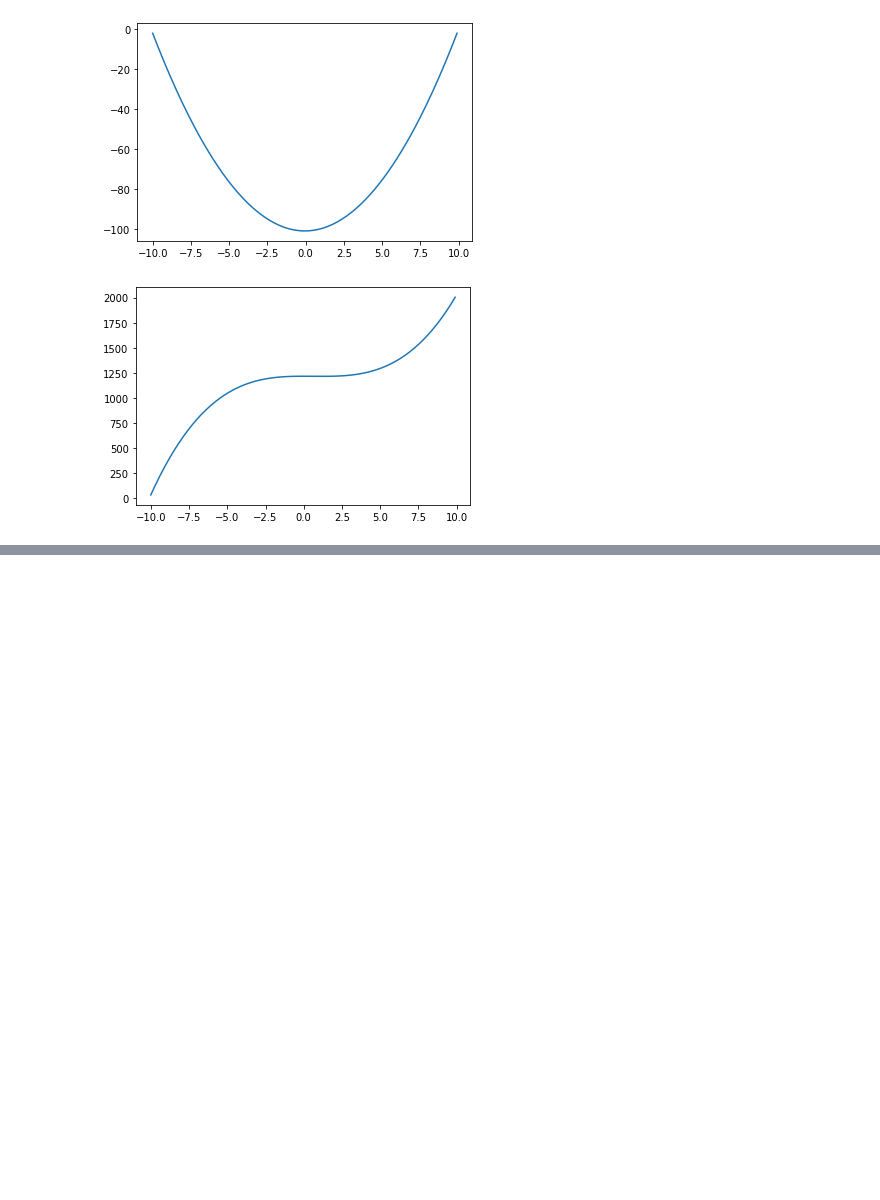
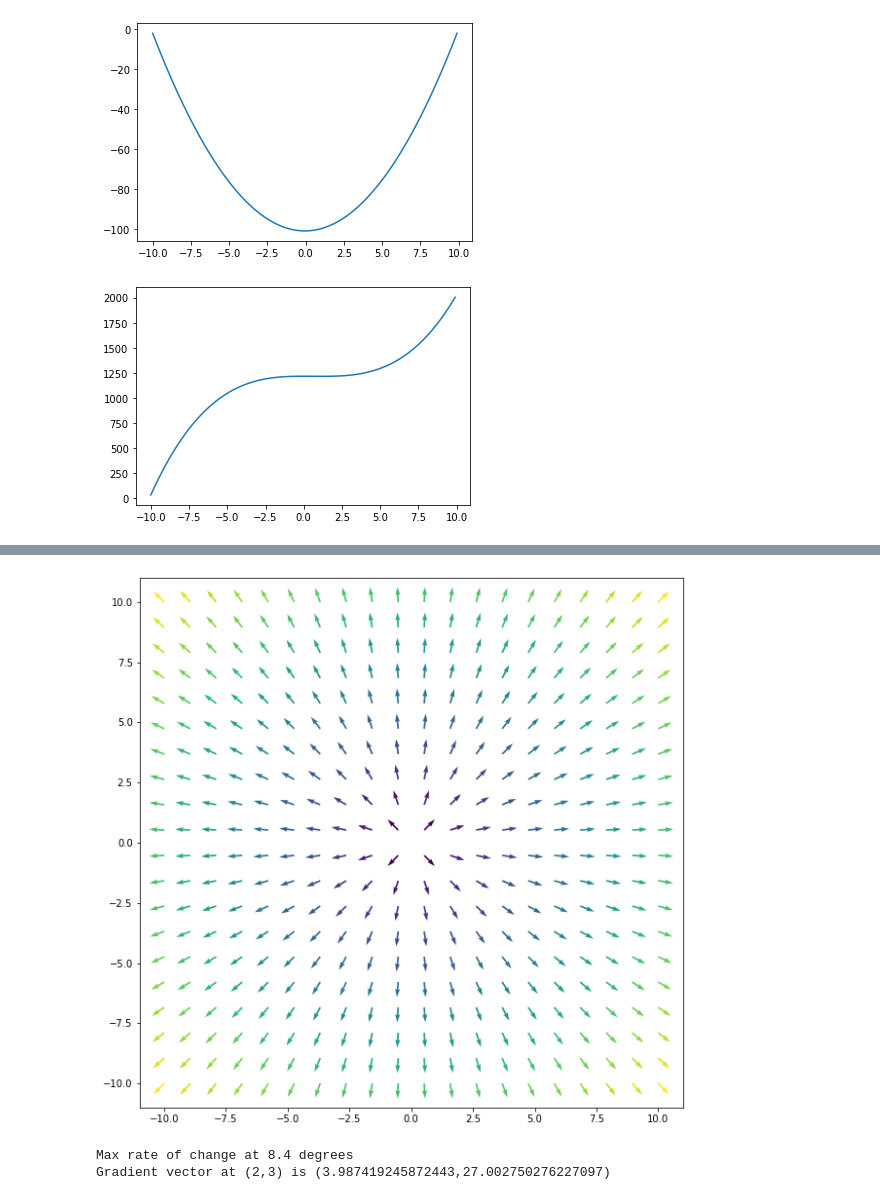
Before and after one commit to Duks31/calculus_ML, a Jupyter notebook: cal.ipynb, the cells around one changed output, grey strips where cells are left out. Drawn from its saved outputs; the diff is of its cells as text; code cells hidden in the pictures; blank space fills up the shorter version.

```diff
--- a/cal.ipynb
+++ b/cal.ipynb
@@ -116,0 +137,59 @@ plt.show()
+# %%
+import numpy as np
+import matplotlib.pyplot as plt
+
+# Define the range of x and y
+x = np.linspace(-10, 10, 20)
+xv, yv = np.meshgrid(x, x, indexing = 'ij')
+
+# compute the gradient of f(x,y)
+fx = 2 * xv
+fy = 2 * yv
+
+# Convert the vector (fx,fy) into size and direction
+size = np.sqrt(fx**2 + fy**2)
+dir_x = fx/size
+dir_y = fy/size
+
+# Plot the surface
+plt.figure(figsize=(10,10))
+plt.quiver(xv, yv, dir_x, dir_y, size, cmap="viridis")
+plt.show()
+# %% [output]
+[figure, added]
+# %%
+
+import numpy as np
+
+def f(x, y):
+    return x**2 + y**3
+
+# 0 to 360 degrees at 0.1-degree steps
+angles = np.arange(0, 360, 0.1)
+
+# coordinate to check
+x, y = 2, 3
+# step size for differentiation
+step = 0.0001
+
+# To keep the size and direction of maximum rate of change
+maxdf, maxangle = -np.inf, 0
+for angle in angles:
+    # convert degree to radian
+    rad = angle * np.pi / 180
+    # delta x and delta y for a fixed step size
+    dx, dy = np.sin(rad)*step, np.cos(rad)*step
+    # rate of change at a small step
+    df = (f(x+dx, y+dy) - f(x,y))/step
+    # keep the maximum rate of change
+    if df > maxdf:
+        maxdf, maxangle = df, angle
+
+# Report the result
+dx, dy = np.sin(maxangle*np.pi/180), np.cos(maxangle*np.pi/180)
+gradx, grady = dx*maxdf, dy*maxdf
+print(f"Max rate of change at {maxangle} degrees")
+print(f"Gradient vector at ({x},{y}) is ({dx*maxdf},{dy*maxdf})")
+# %% [output]
+Max rate of change at 8.4 degrees
+Gradient vector at (2,3) is (3.987419245872443,27.002750276227097)
```
Also changed, not shown: parts of 2 cells of this notebook.
